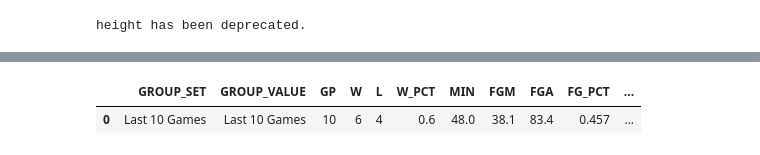
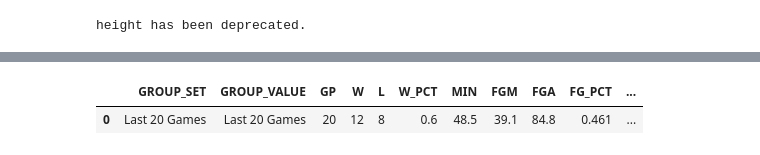
Before and after one commit to nkasmanoff/MLstuff, a Jupyter notebook: Phys476/project/Untitled.ipynb, the cells around one changed output, grey strips where cells are left out. Cells and saved outputs as stored; diff of their text form; code cells hidden in the pictures.

```diff
--- a/Phys476/project/Untitled.ipynb
+++ b/Phys476/project/Untitled.ipynb
@@ -8,4 +9,4 @@ pd.set_option('display.width', 1000)
 # %% [output]
 height has been deprecated.
 # %%
-bos = team.TeamLastNGamesSplits(team_id='1610612738',date_from=?)
+bos = team.TeamLastNGamesSplits(team_id='1610612738')
@@ -14,8 +13,10 @@ SyntaxError: invalid syntax (<ipython-input-19-bd9f45cee32c>, line 1)
-# %%
-bos.last10()
-# %% [output]
-|  | GROUP_SET | GROUP_VALUE | GP | W | L | W_PCT | MIN | FGM | FGA | FG_PCT | ... |
-| 0 | Last 10 Games | Last 10 Games | 10 | 6 | 4 | 0.6 | 48.0 | 38.1 | 83.4 | 0.457 | ... |
+# %%
+bosdf = bos.last20()
+# %%
+bosdf
+# %% [output]
+|  | GROUP_SET | GROUP_VALUE | GP | W | L | W_PCT | MIN | FGM | FGA | FG_PCT | ... |
+| 0 | Last 20 Games | Last 20 Games | 20 | 12 | 8 | 0.6 | 48.5 | 39.1 | 84.8 | 0.461 | ... |
 # %%
 teams = team.TeamList()
 # %%
```
Also changed, not shown: parts of 15 cells of this notebook, 2 other files.
